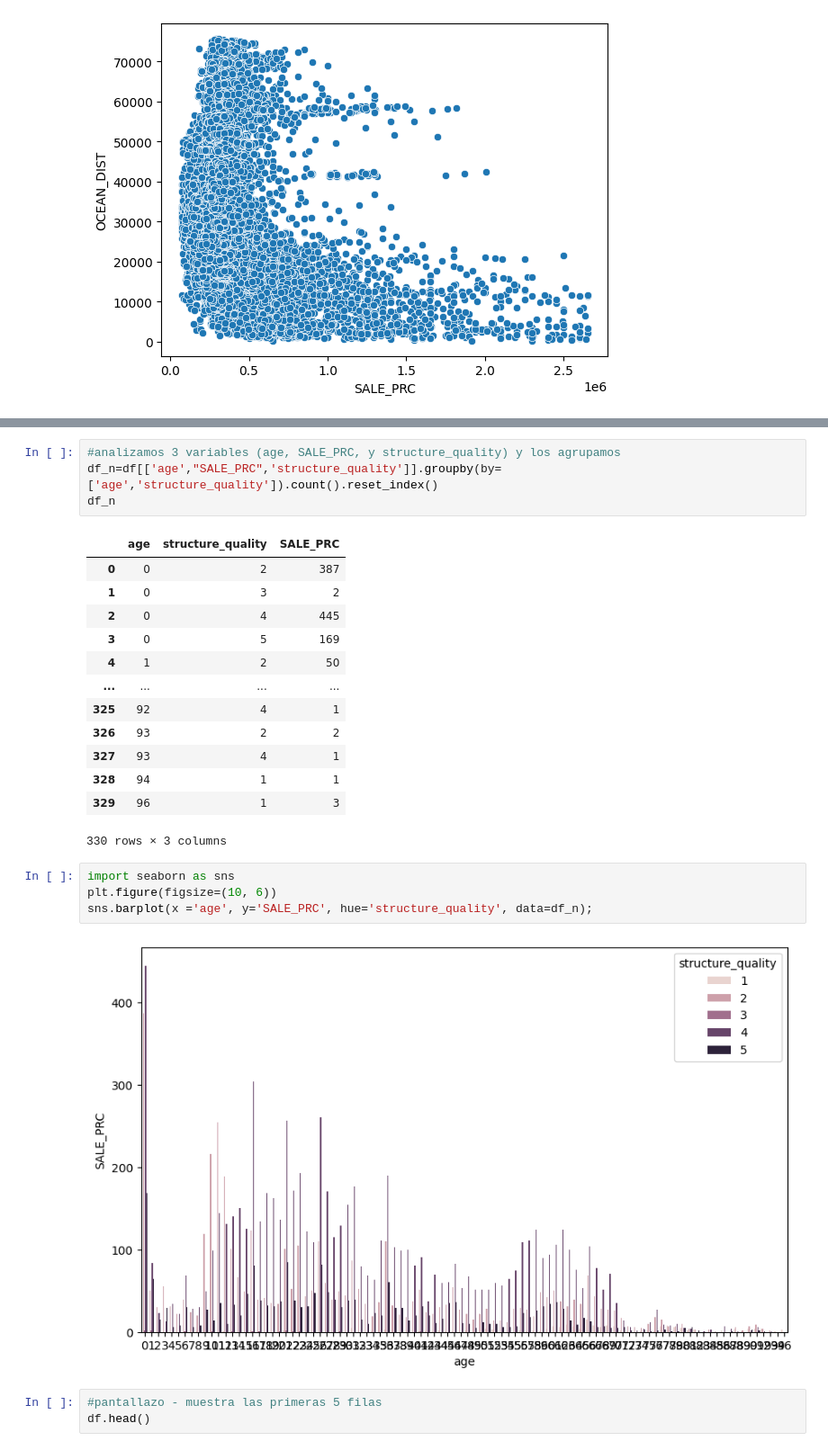
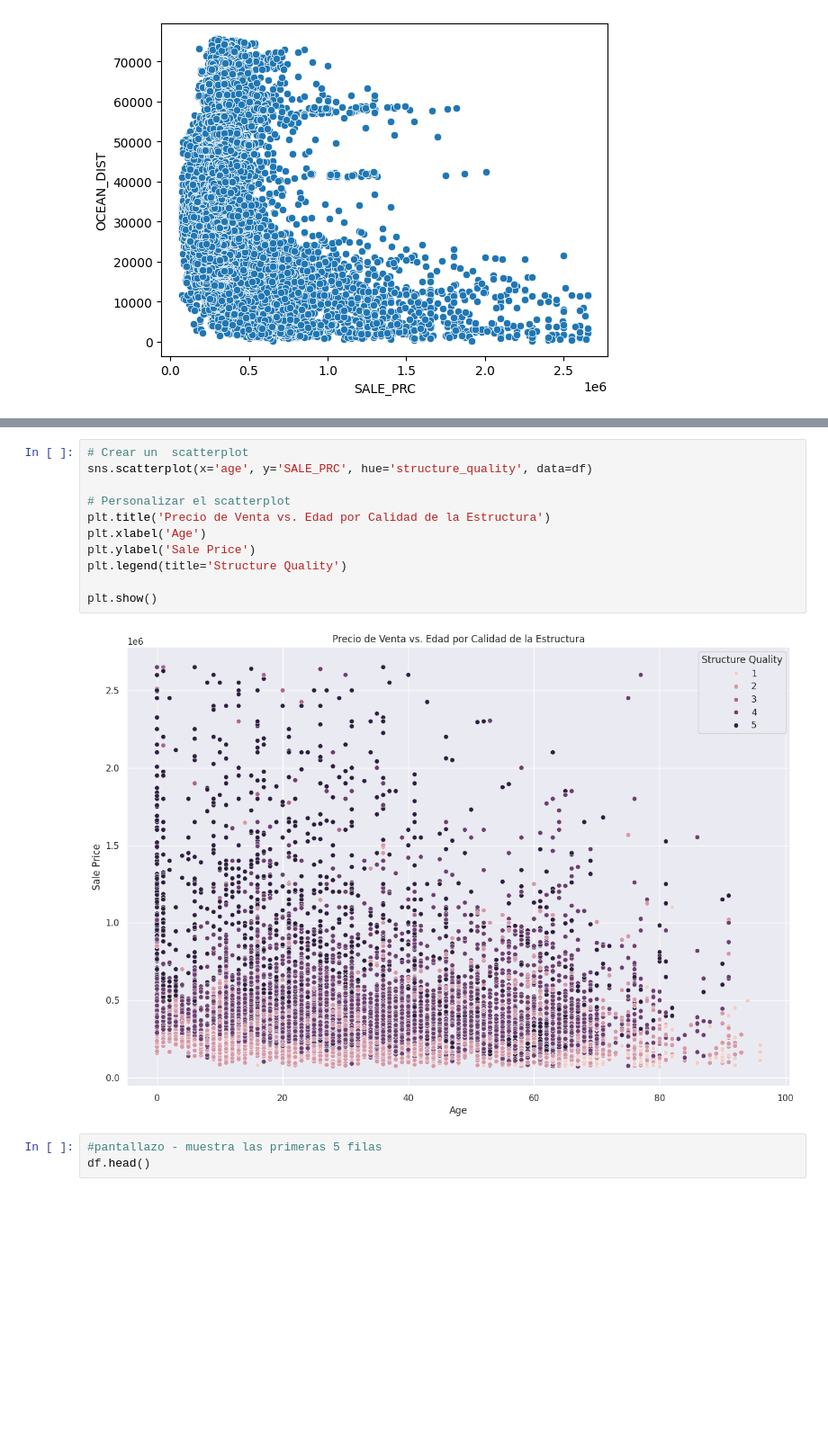
Before and after one commit to ileanacoletta/PF_Ileana_Coletta, a Jupyter notebook: PF_1_02.ipynb, the cells around one changed output, grey strips where cells are left out. Shown at 90% size. Saved outputs shown, nothing was run; the diff lists cells and outputs as text; blank space fills up the shorter version.

```diff
--- a/PF_1_02.ipynb
+++ b/PF_1_02.ipynb
@@ -588,27 +584,16 @@ Index(['OCEAN_DIST', 'WATER_DIST', 'SALE_PRC'], dtype='object')
-# %%
-#analizamos 3 variables (age, SALE_PRC, y structure_quality) y los agrupamos
-df_n=df[['age',"SALE_PRC",'structure_quality']].groupby(by=['age','structure_quality']).count().reset_index()
-df_n
-# %% [output]
-|  | age | structure_quality | SALE_PRC |
-| 0 | 0 | 2 | 387 |
-| 1 | 0 | 3 | 2 |
-| 2 | 0 | 4 | 445 |
-| 3 | 0 | 5 | 169 |
-| 4 | 1 | 2 | 50 |
-| ... | ... | ... | ... |
-| 325 | 92 | 4 | 1 |
-| 326 | 93 | 2 | 2 |
-| 327 | 93 | 4 | 1 |
-| 328 | 94 | 1 | 1 |
-| 329 | 96 | 1 | 3 |
-330 rows × 3 columns
-# %%
-import seaborn as sns
-plt.figure(figsize=(10, 6))
-sns.barplot(x ='age', y='SALE_PRC', hue='structure_quality', data=df_n);
-# %% [output]
-[figure, removed]
+# %%
+# Crear un  scatterplot
+sns.scatterplot(x='age', y='SALE_PRC', hue='structure_quality', data=df)
+
+# Personalizar el scatterplot
+plt.title('Precio de Venta vs. Edad por Calidad de la Estructura')
+plt.xlabel('Age')
+plt.ylabel('Sale Price')
+plt.legend(title='Structure Quality')
+
+plt.show()
+# %% [output]
+[figure, added]
 # %%
 #pantallazo - muestra las primeras 5 filas
 df.head()
```
Also changed, not shown: parts of 20 cells of this notebook.
